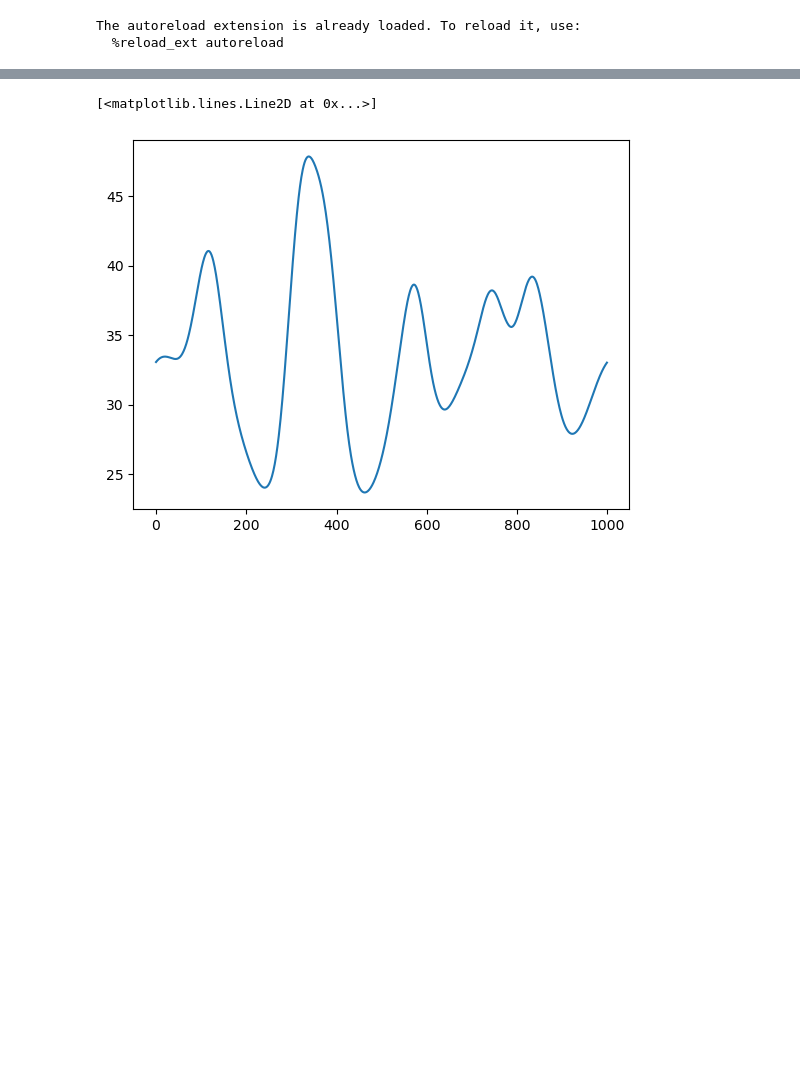
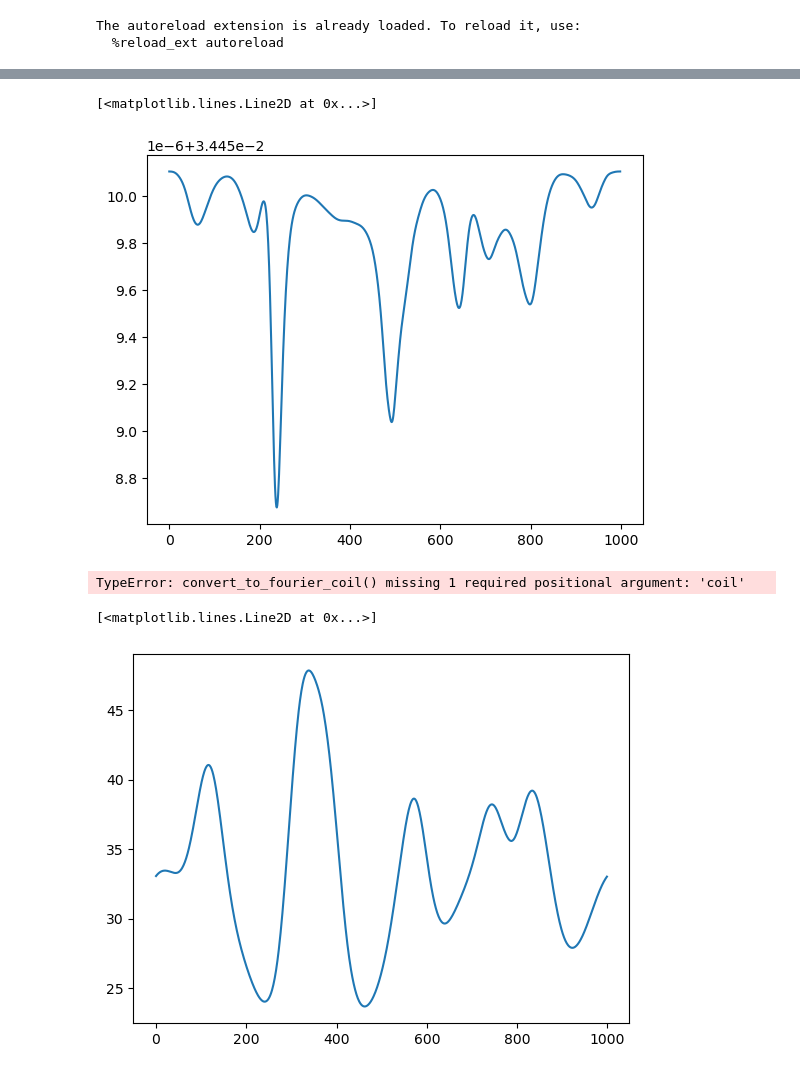
Before and after one commit to timobogaarts/jax-sbgeom, a Jupyter notebook: examples/coils.ipynb, the cells around one changed output, grey strips where cells are left out. Drawn from its saved outputs; the diff is of its cells as text; code cells hidden in the pictures; blank space fills up the shorter version.

```diff
--- a/examples/coils.ipynb
+++ b/examples/coils.ipynb
@@ -128,3 +170,12 @@ plt.plot(snew, jnp.linspace(0,1,1000, endpoint=False))
+# %%
+plt.plot(jnp.linalg.norm(jnp.diff(positions_resampled, axis=0), axis=-1))
+# %% [output]
+[<matplotlib.lines.Line2D at 0x...>]
+[figure, added]
+# %%
+jsc.fourier_coil.convert_to_fourier_coil()
+# %% [output]
+TypeError: convert_to_fourier_coil() missing 1 required positional argument: 'coil'
 # %%
 plt.plot(arc_length_fourier(coilset[0],snew), label="fourier")
 # %% [output]
```
Also changed, not shown: parts of 11 cells of this notebook, 2 other files.
